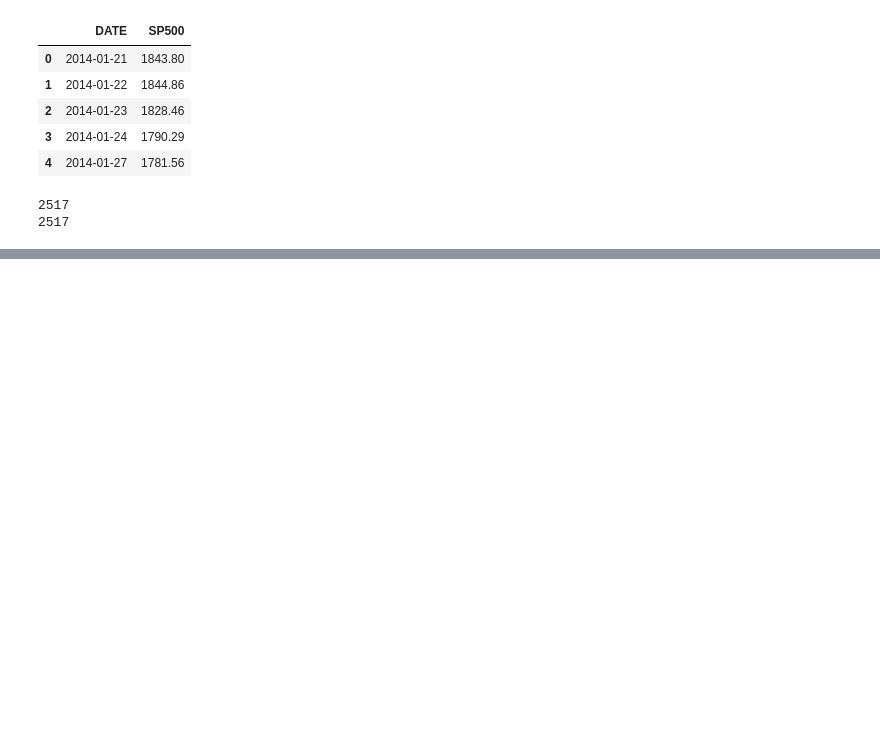
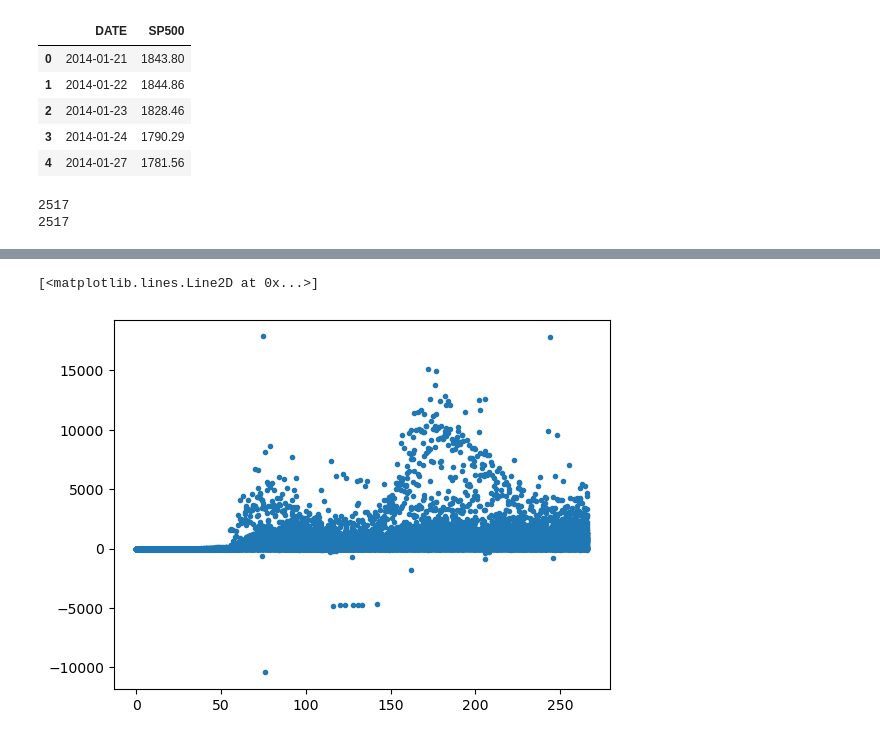
Before and after one commit to brash99/phys340, a Jupyter notebook: JupyterNotebooks/Fourier_Series/RealWorldData.ipynb, the cells around one changed output, grey strips where cells are left out. Drawn from its saved outputs; the diff is of its cells as text; code cells hidden in the pictures; blank space fills up the shorter version.

```diff
--- a/JupyterNotebooks/Fourier_Series/RealWorldData.ipynb
+++ b/JupyterNotebooks/Fourier_Series/RealWorldData.ipynb
@@ -111,0 +114,5 @@ Nyquist frequency = 1258.5
+# %%
+import pandas as pd
+#import os
+#os.chdir("/Users/brash/phys340/JupyterNotebooks/Fourier_Series/")
+df = pd.read_csv('US.csv')
@@ -111,0 +139,5 @@ Nyquist frequency = 1258.5
+# %%
+df['date'] = pd.to_datetime(df['submission_date'])
+df['date_delta'] = (df['date'] - df['date'].min())  / np.timedelta64(1,'D')
+
+df.info()
@@ -111,0 +162,5 @@ Nyquist frequency = 1258.5
+# %%
+plt.plot(df['date_delta'],df['new_case'],'.')
+# %% [output]
+[<matplotlib.lines.Line2D at 0x...>]
+[figure, added]
```
Also changed, not shown: parts of 10 cells of this notebook, 2 other files.
